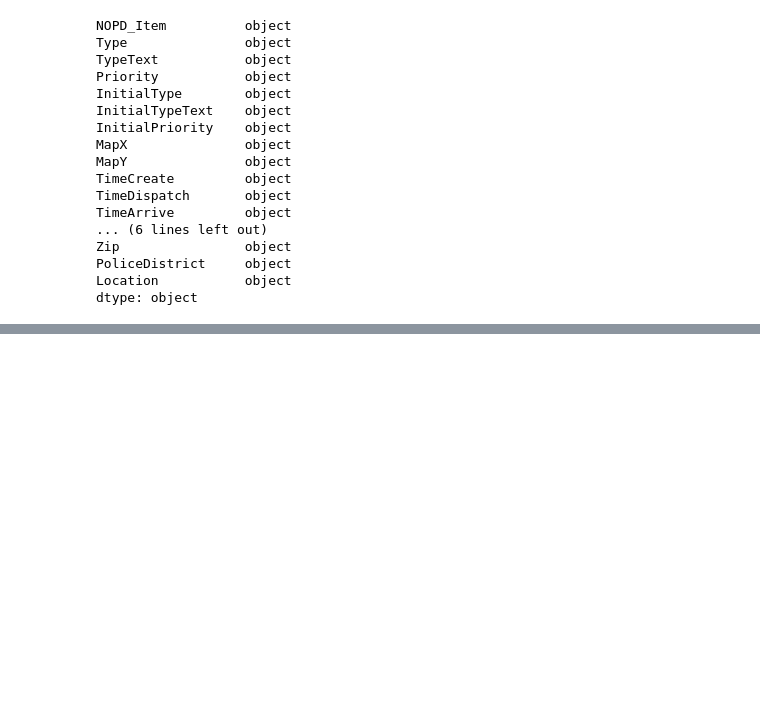
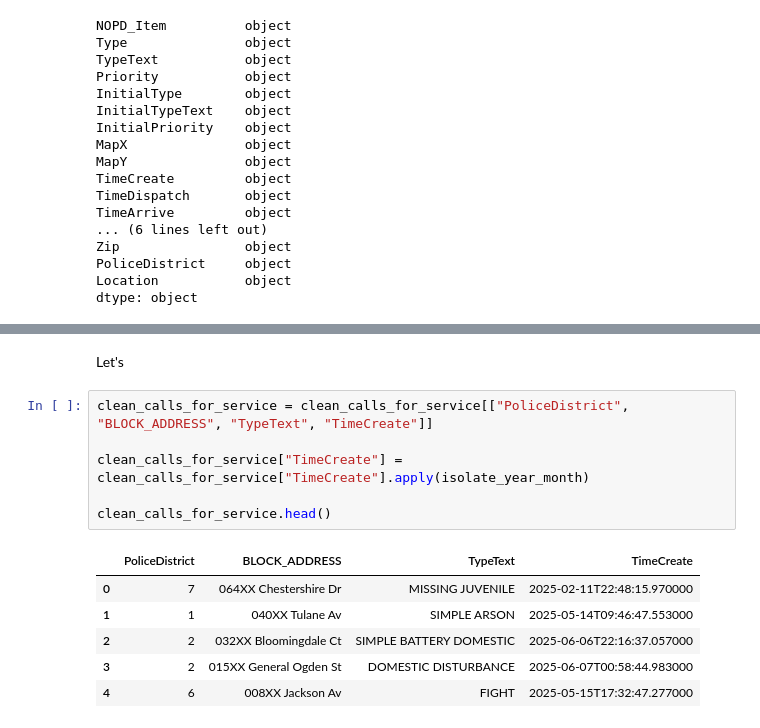
Before and after one commit to yarbschris/ds-final, a Jupyter notebook: finalProject.ipynb, the cells around one changed output, grey strips where cells are left out. Cells and saved outputs as stored; diff of their text form; blank space fills up the shorter version.

```diff
--- a/finalProject.ipynb
+++ b/finalProject.ipynb
@@ -307,0 +313,15 @@ calls_for_service.head()
+# %% [markdown]
+Let's
+# %%
+clean_calls_for_service = clean_calls_for_service[["PoliceDistrict", "BLOCK_ADDRESS", "TypeText", "TimeCreate"]]
+
+clean_calls_for_service["TimeCreate"] = clean_calls_for_service["TimeCreate"].apply(isolate_year_month)
+
+clean_calls_for_service.head()
+# %% [output]
+|  | PoliceDistrict | BLOCK_ADDRESS | TypeText | TimeCreate |
+| 0 | 7 | 064XX Chestershire Dr | MISSING JUVENILE | 2025-02-11T22:48:15.970000 |
+| 1 | 1 | 040XX Tulane Av | SIMPLE ARSON | 2025-05-14T09:46:47.553000 |
+| 2 | 2 | 032XX Bloomingdale Ct | SIMPLE BATTERY DOMESTIC | 2025-06-06T22:16:37.057000 |
+| 3 | 2 | 015XX General Ogden St | DOMESTIC DISTURBANCE | 2025-06-07T00:58:44.983000 |
+| 4 | 6 | 008XX Jackson Av | FIGHT | 2025-05-15T17:32:47.277000 |
```
Also changed, not shown: parts of 4 cells of this notebook.
